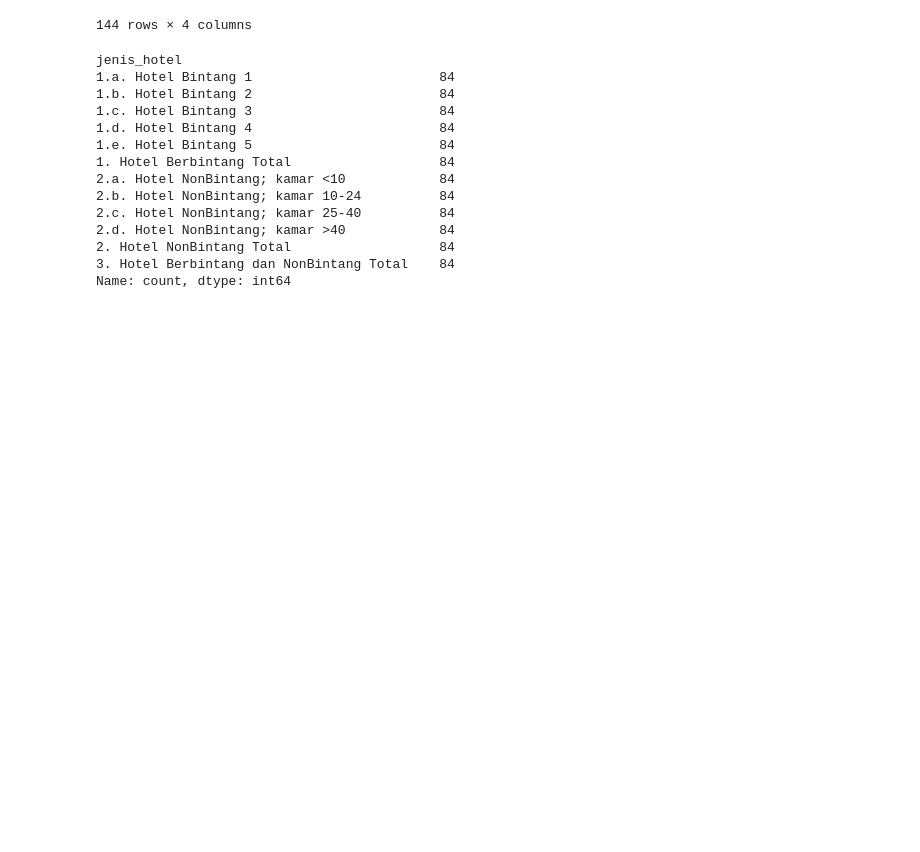
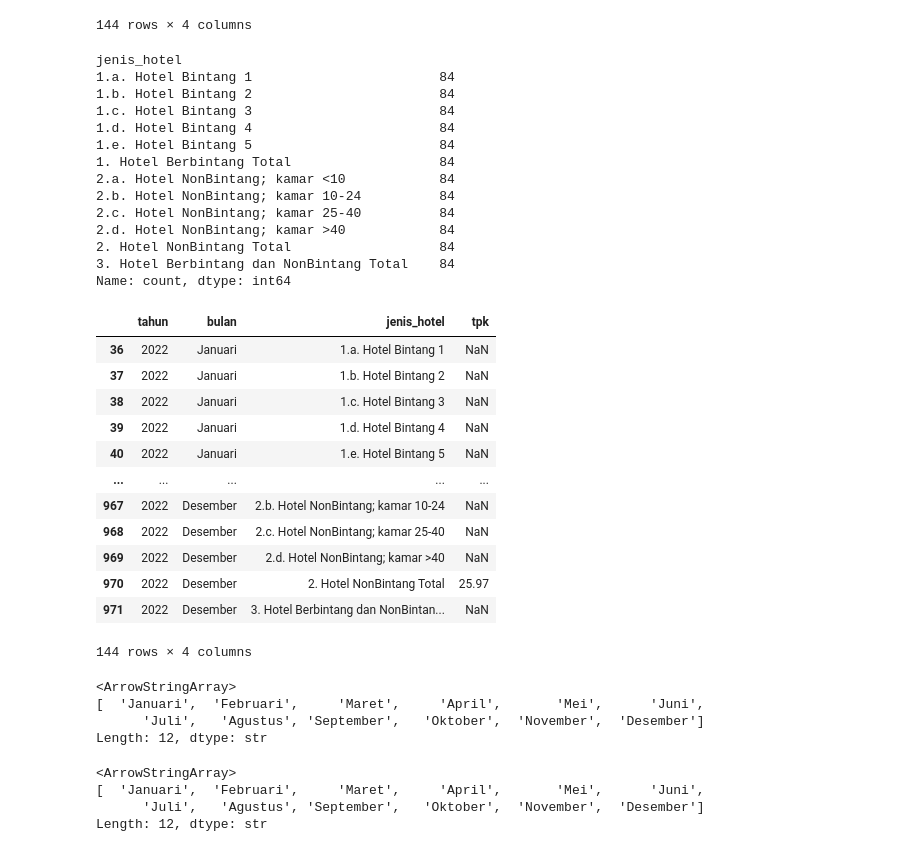
Before and after one commit to bastianns/DataAnalytics, a Jupyter notebook: notebook/process_hotel.ipynb, the cells around one changed output. Cells and saved outputs as stored; diff of their text form; code cells hidden in the pictures; blank space fills up the shorter version.

```diff
--- a/notebook/process_hotel.ipynb
+++ b/notebook/process_hotel.ipynb
@@ -596,3 +596,39 @@ jenis_hotel
 2. Hotel NonBintang Total                   84
 3. Hotel Berbintang dan NonBintang Total    84
 Name: count, dtype: int64
+# %%
+hotel_long[(hotel_long['tahun'] == 2022)]
+# %% [output]
+|  | tahun | bulan | jenis_hotel | tpk |
+| 36 | 2022 | Januari | 1.a. Hotel Bintang 1 | NaN |
+| 37 | 2022 | Januari | 1.b. Hotel Bintang 2 | NaN |
+| 38 | 2022 | Januari | 1.c. Hotel Bintang 3 | NaN |
+| 39 | 2022 | Januari | 1.d. Hotel Bintang 4 | NaN |
+| 40 | 2022 | Januari | 1.e. Hotel Bintang 5 | NaN |
+| ... | ... | ... | ... | ... |
+| 967 | 2022 | Desember | 2.b. Hotel NonBintang; kamar 10-24 | NaN |
+| 968 | 2022 | Desember | 2.c. Hotel NonBintang; kamar 25-40 | NaN |
+| 969 | 2022 | Desember | 2.d. Hotel NonBintang; kamar >40 | NaN |
+| 970 | 2022 | Desember | 2. Hotel NonBintang Total | 25.97 |
+| 971 | 2022 | Desember | 3. Hotel Berbintang dan NonBintan... | NaN |
+144 rows × 4 columns
+# %%
+hotel_long.loc[
+    hotel_long["tahun"] == 2022,
+    "bulan"
+].unique()
+# %% [output]
+<ArrowStringArray>
+[  'Januari',  'Februari',     'Maret',     'April',       'Mei',      'Juni',
+      'Juli',   'Agustus', 'September',   'Oktober',  'November',  'Desember']
+Length: 12, dtype: str
+# %%
+hotel_long.loc[
+    hotel_long["tahun"] == 2023,
+    "bulan"
+].unique()
+# %% [output]
+<ArrowStringArray>
+[  'Januari',  'Februari',     'Maret',     'April',       'Mei',      'Juni',
+      'Juli',   'Agustus', 'September',   'Oktober',  'November',  'Desember']
+Length: 12, dtype: str
```
Also changed, not shown: parts of 1 cell of this notebook, 2 other files.
